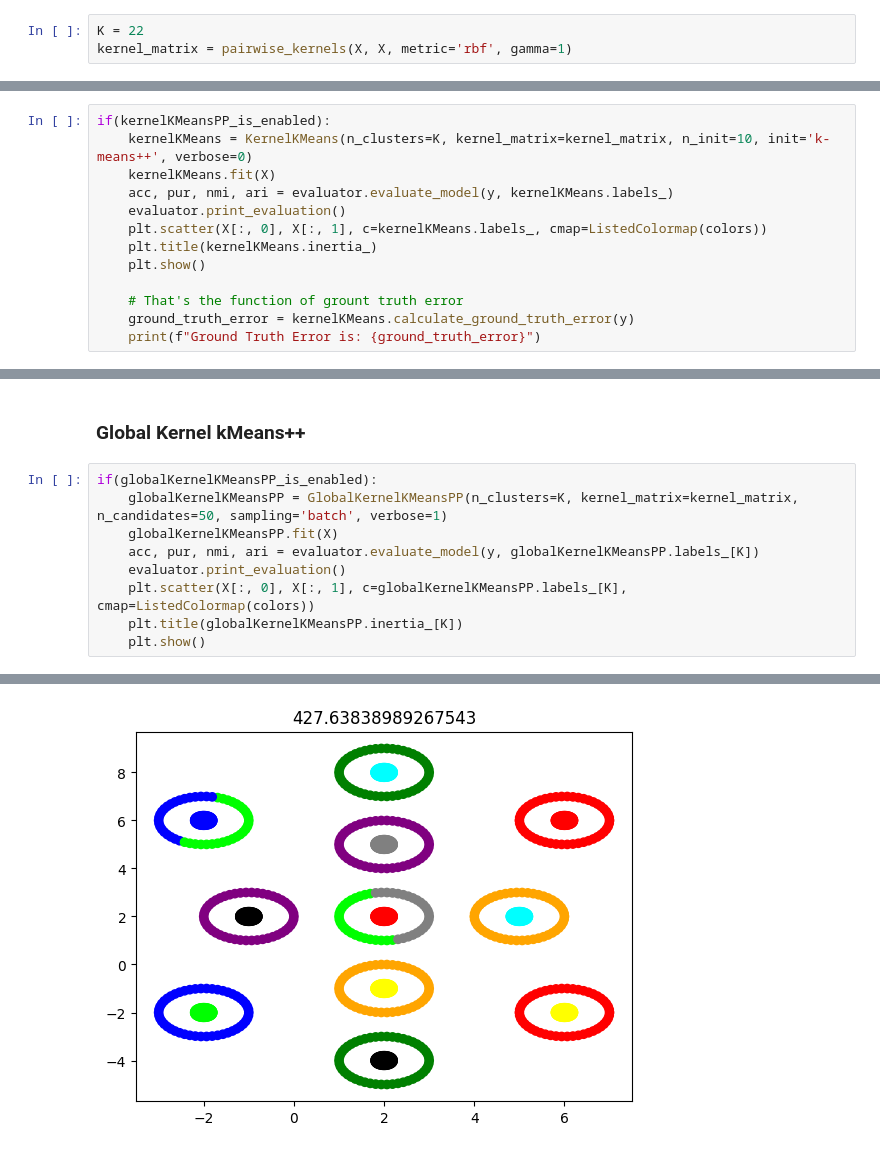
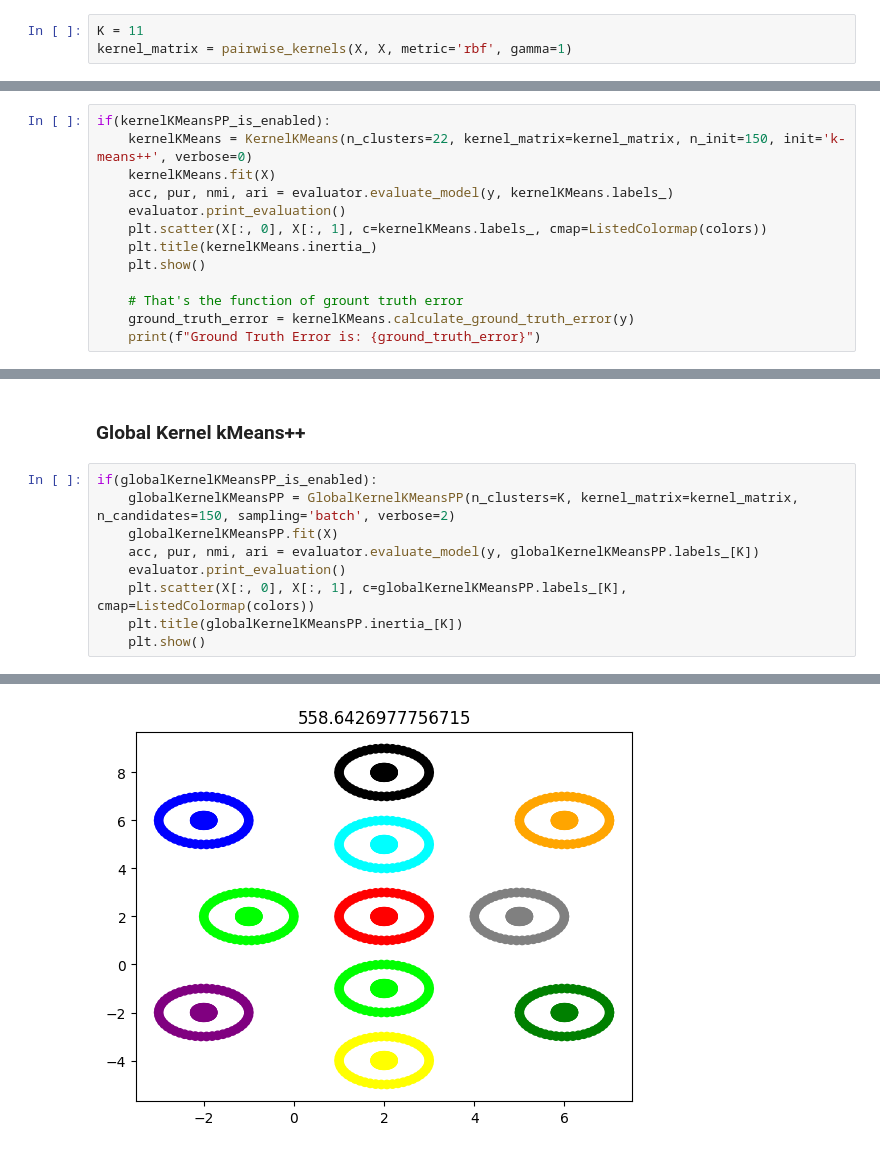
Before and after one commit to gvardakas/global-kernel-k-means-pp, a Jupyter notebook: Kernel k-means.ipynb, the cells around one changed output, grey strips where cells are left out. Drawn from its saved outputs; the diff is of its cells as text.

```diff
--- a/Kernel k-means.ipynb
+++ b/Kernel k-means.ipynb
@@ -44,5 +41,5 @@ plt.scatter(X[:, 0], X[:, 1], c=y, cmap=ListedColormap(colors))
 # %%
-K = 22
+K = 11
 kernel_matrix = pairwise_kernels(X, X, metric='rbf', gamma=1)
 # %% [markdown]
 ### kMeans
@@ -65,7 +62,7 @@ if(kernelKMeans_is_enabled):
 ### Kernel kMeans++
 # %%
 if(kernelKMeansPP_is_enabled):
-    kernelKMeans = KernelKMeans(n_clusters=K, kernel_matrix=kernel_matrix, n_init=10, init='k-means++', verbose=0)
+    kernelKMeans = KernelKMeans(n_clusters=22, kernel_matrix=kernel_matrix, n_init=150, init='k-means++', verbose=0)
     kernelKMeans.fit(X)
     acc, pur, nmi, ari = evaluator.evaluate_model(y, kernelKMeans.labels_)
     evaluator.print_evaluation()
@@ -95,7 +94,7 @@ if(globalKernelKMeans_is_enabled):
 ### Global Kernel kMeans++
 # %%
 if(globalKernelKMeansPP_is_enabled):
-    globalKernelKMeansPP = GlobalKernelKMeansPP(n_clusters=K, kernel_matrix=kernel_matrix, n_candidates=50, sampling='batch', verbose=1)
+    globalKernelKMeansPP = GlobalKernelKMeansPP(n_clusters=K, kernel_matrix=kernel_matrix, n_candidates=150, sampling='batch', verbose=2)
     globalKernelKMeansPP.fit(X)
     acc, pur, nmi, ari = evaluator.evaluate_model(y, globalKernelKMeansPP.labels_[K])
     evaluator.print_evaluation()
@@ -123 +116 @@ ACC: 0.91 PUR: 0.93 NMI: 0.97 ARI: 0.91
-[figure, old version]
+[figure, new version]
```
Also changed, not shown: parts of 7 cells of this notebook, 1 other file.
